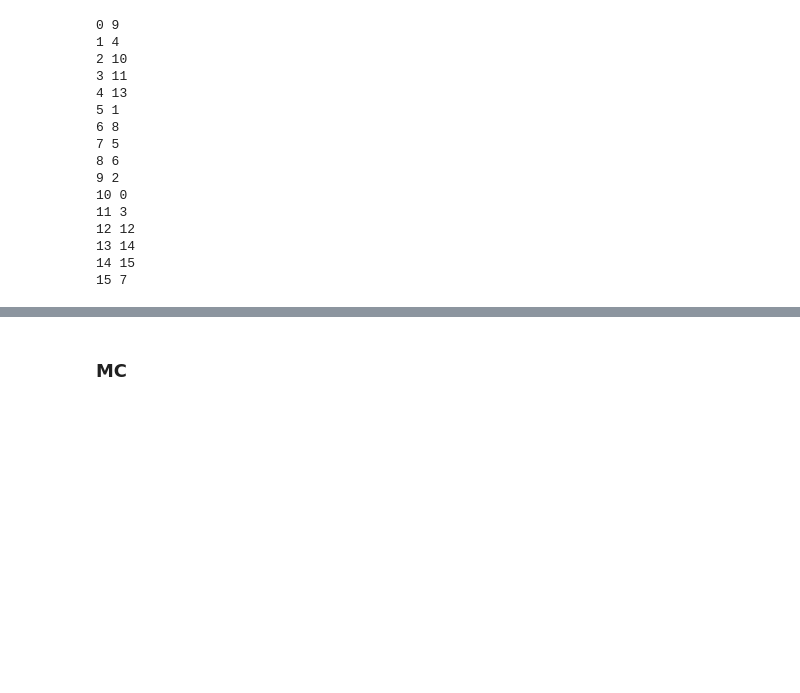
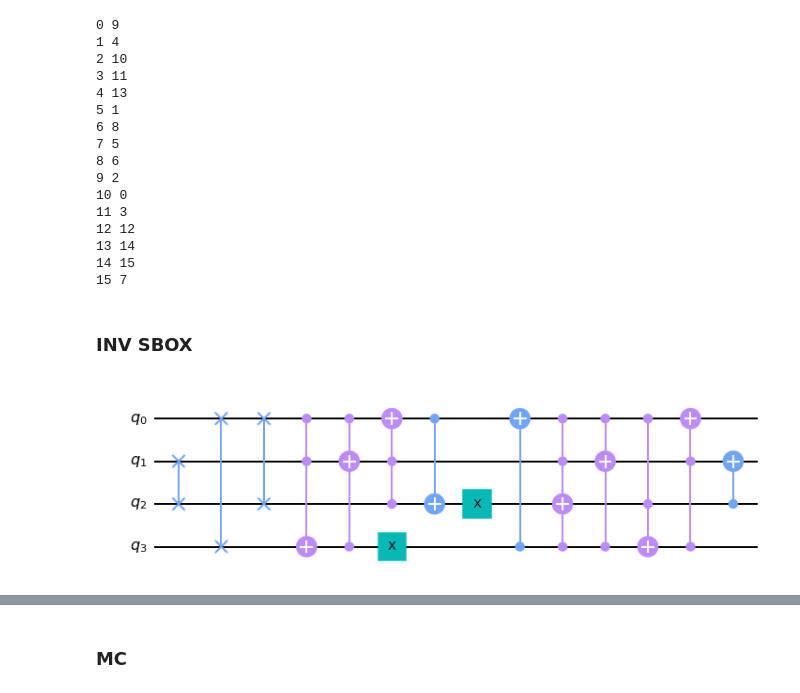
Before and after one commit to Gopal-Dahale/QSKC-Grover, a Jupyter notebook: SAES/SAES21.ipynb, the cells around one changed output, grey strips where cells are left out. Saved outputs shown, nothing was run; the diff lists cells and outputs as text; code cells hidden in the pictures; blank space fills up the shorter version.

```diff
--- a/SAES/SAES21.ipynb
+++ b/SAES/SAES21.ipynb
@@ -84,3 +88,40 @@ for i in range(16):
 # %%
 sbox_gate = sbox.to_gate()
 sbox_gate.name = 'SN'
+# %% [markdown]
+### INV SBOX
+# %%
+inv_sbox = QuantumCircuit(4)
+qubits = [
+    [2,1],
+    [3,1,0],
+    [0,2,3],
+    [0,3,1],
+    [0,1,3,2],
+    [3,0],
+    [2],
+    [3],
+    [0,2],
+    [1,2,0],
+    [0,3,1],
+    [0,1,3]
+]
+
+inv_sbox.swap(1,2)
+inv_sbox.swap(0,3)
+inv_sbox.swap(0,2)
+
+qubits = qubits[::-1]
+for i in qubits:
+    if len(i) == 1:
+        inv_sbox.x(i[0])
+    elif len(i) == 2:
+        inv_sbox.cnot(i[0],i[1])
+    elif len(i) == 3:
+        inv_sbox.toffoli(i[0],i[1],i[2])
+    else:
+        inv_sbox.mct(i[:-1],i[-1])
+
+inv_sbox.draw('mpl')
+# %% [output]
+[figure, added]
```
Also changed, not shown: parts of 63 cells of this notebook, 13 other files.
